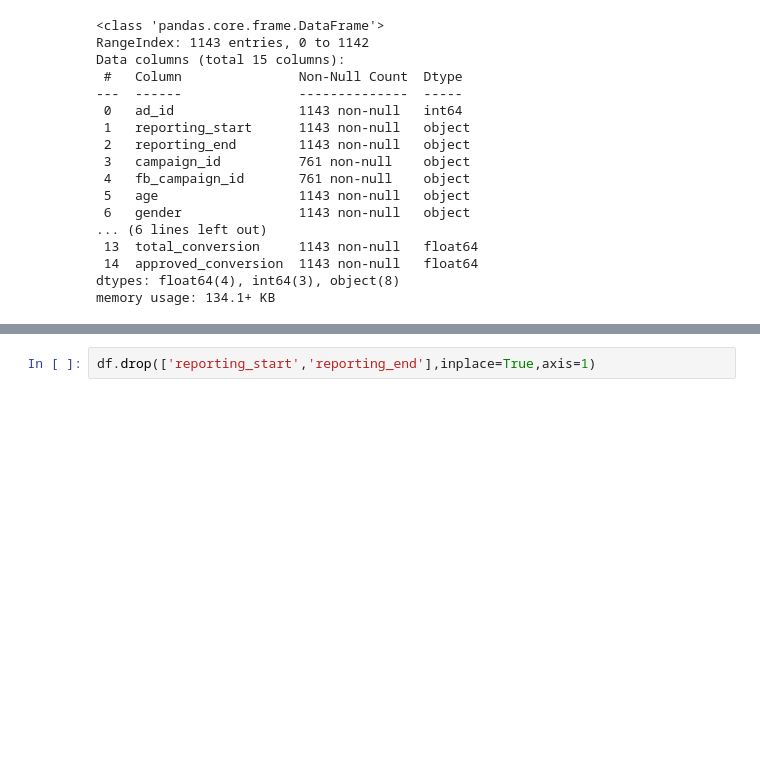
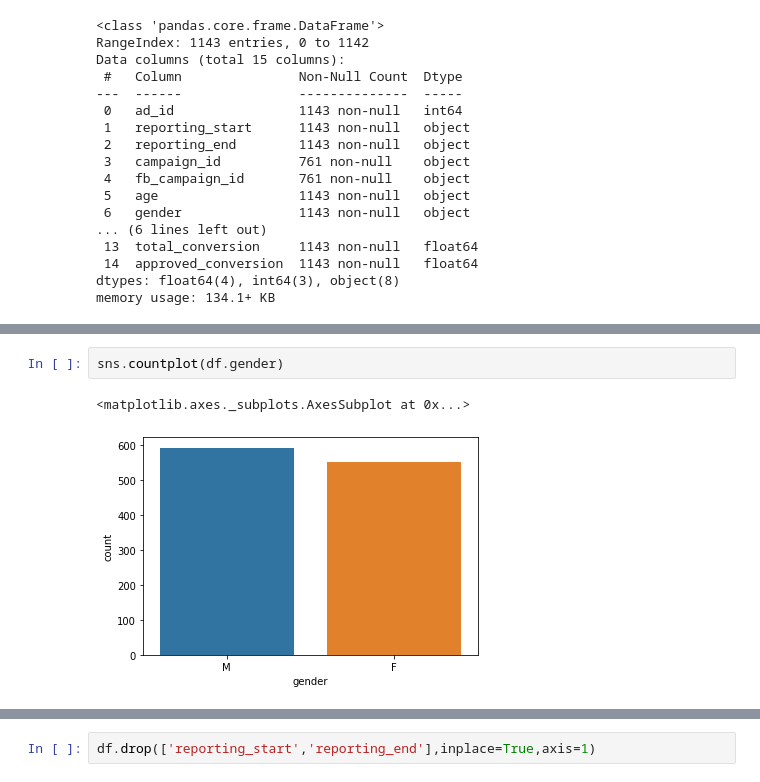
Before and after one commit to christian-freshness/Pytorch-Marketing-Facebook-Ad-Campaign-, a Jupyter notebook: pytorch DS.ipynb, the cells around one changed output, grey strips where cells are left out. Saved outputs shown, nothing was run; the diff lists cells and outputs as text; blank space fills up the shorter version.

```diff
--- a/pytorch DS.ipynb
+++ b/pytorch DS.ipynb
@@ -99,0 +104,5 @@ dtype: int64
+# %%
+sns.countplot(df.gender)
+# %% [output]
+<matplotlib.axes._subplots.AxesSubplot at 0x...>
+[figure, added]
```
Also changed, not shown: parts of 39 cells of this notebook.
